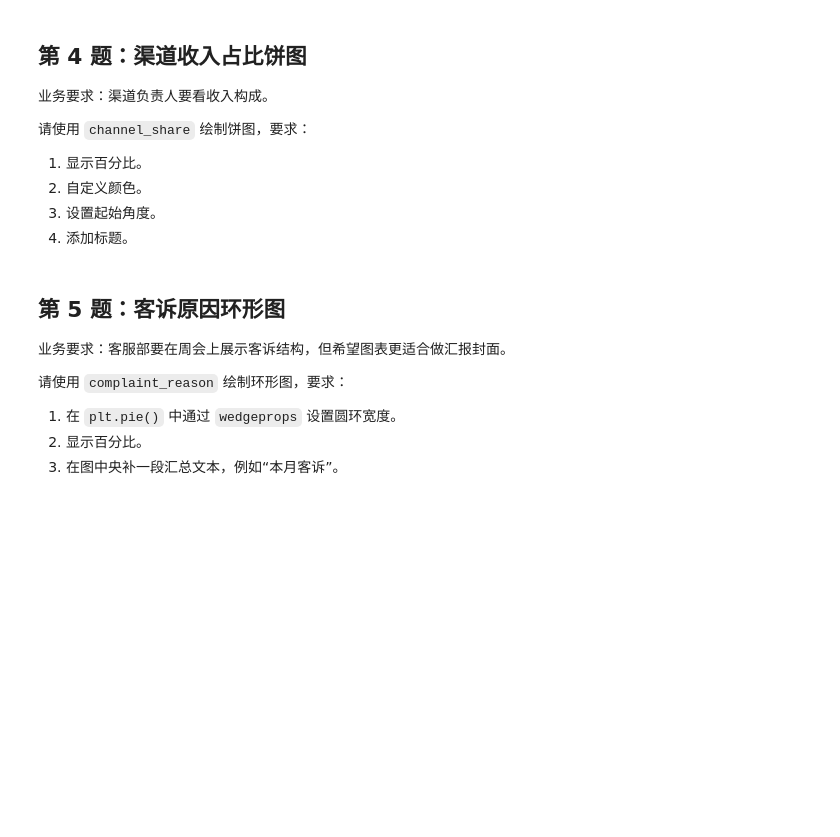
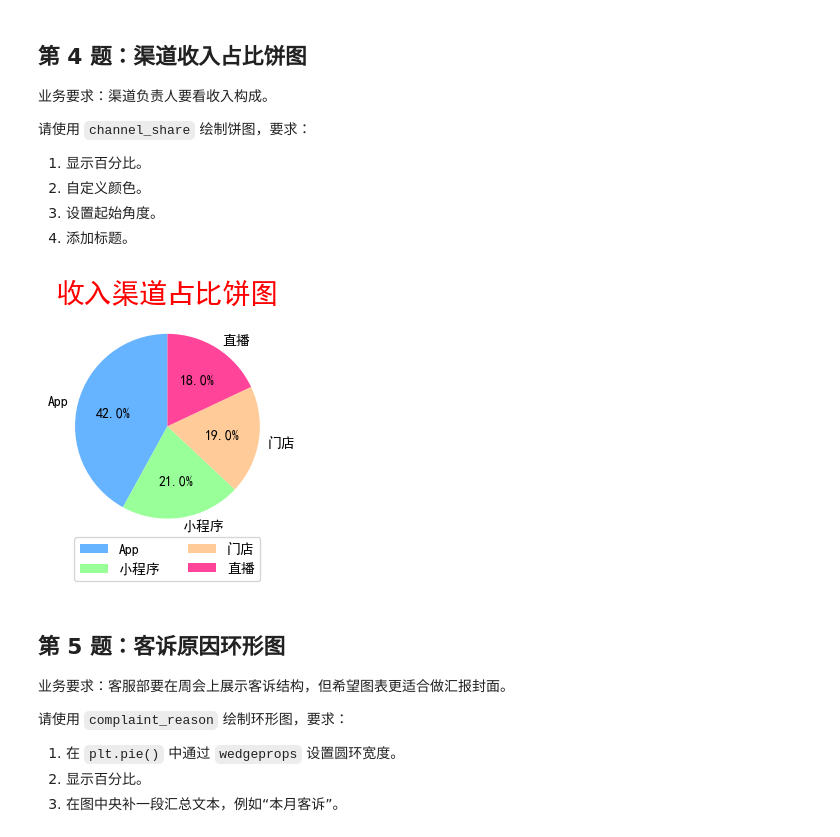
Before and after one commit to ChengguoZhou/DataProcessing, a Jupyter notebook: 05_matplotlib/01_业务报表可视化实战练习.ipynb, the cells around one changed output. Cells and saved outputs as stored; diff of their text form; code cells hidden in the pictures; blank space fills up the shorter version.

```diff
--- a/05_matplotlib/01_业务报表可视化实战练习.ipynb
+++ b/05_matplotlib/01_业务报表可视化实战练习.ipynb
@@ -117,7 +184,20 @@ monthly_kpi.head()
 3. 设置起始角度。
 4. 添加标题。
 # %%
-# 在此作答
+# 使用channel_share绘制饼图
+# 自定义颜色
+colors = ['#66b3ff','#99ff99','#ffcc99','#ff4499']
+# 设置画布尺寸
+plt.figure(figsize=(4,3))
+plt.pie(channel_share['revenue_share'], labels=channel_share['channel'],
+        colors=colors, autopct='%.1f%%', startangle=90)
+# 设置标题
+plt.title('收入渠道占比饼图', fontsize=20, color='red')
+plt.legend(loc='lower center', ncol=2, bbox_to_anchor=(0.5, -0.2))
+# 展示表格
+plt.show()
+# %% [output]
+[figure, added]
 # %% [markdown]
 ## 第 5 题：客诉原因环形图
 
```
Also changed, not shown: parts of 12 cells of this notebook, 2 other files.
